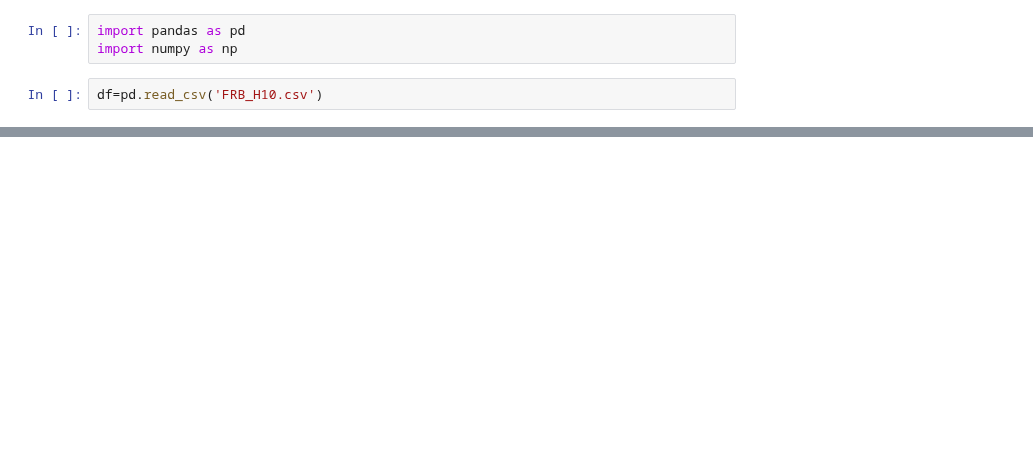
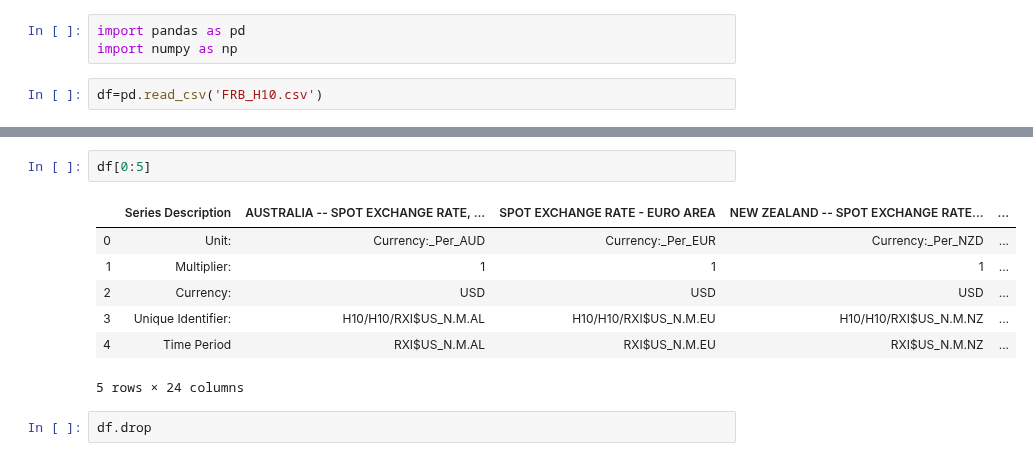
Before and after one commit to marmistead91/Foreign-Exchange-Rates-Time-Series, a Jupyter notebook: Time Series.ipynb, the cells around one changed output, grey strips where cells are left out. Drawn from its saved outputs; the diff is of its cells as text; blank space fills up the shorter version.

```diff
--- a/Time Series.ipynb
+++ b/Time Series.ipynb
@@ -21,0 +37,12 @@ df
+# %%
+df[0:5]
+# %% [output]
+|  | Series Description | AUSTRALIA -- SPOT EXCHANGE RATE, ... | SPOT EXCHANGE RATE - EURO AREA | NEW ZEALAND -- SPOT EXCHANGE RATE... | ... |
+| 0 | Unit: | Currency:_Per_AUD | Currency:_Per_EUR | Currency:_Per_NZD | ... |
+| 1 | Multiplier: | 1 | 1 | 1 | ... |
+| 2 | Currency: | USD | USD | USD | ... |
+| 3 | Unique Identifier: | H10/H10/RXI$US_N.M.AL | H10/H10/RXI$US_N.M.EU | H10/H10/RXI$US_N.M.NZ | ... |
+| 4 | Time Period | RXI$US_N.M.AL | RXI$US_N.M.EU | RXI$US_N.M.NZ | ... |
+5 rows × 24 columns
+# %%
+df.drop
```
Also changed, not shown: parts of 2 cells of this notebook.
